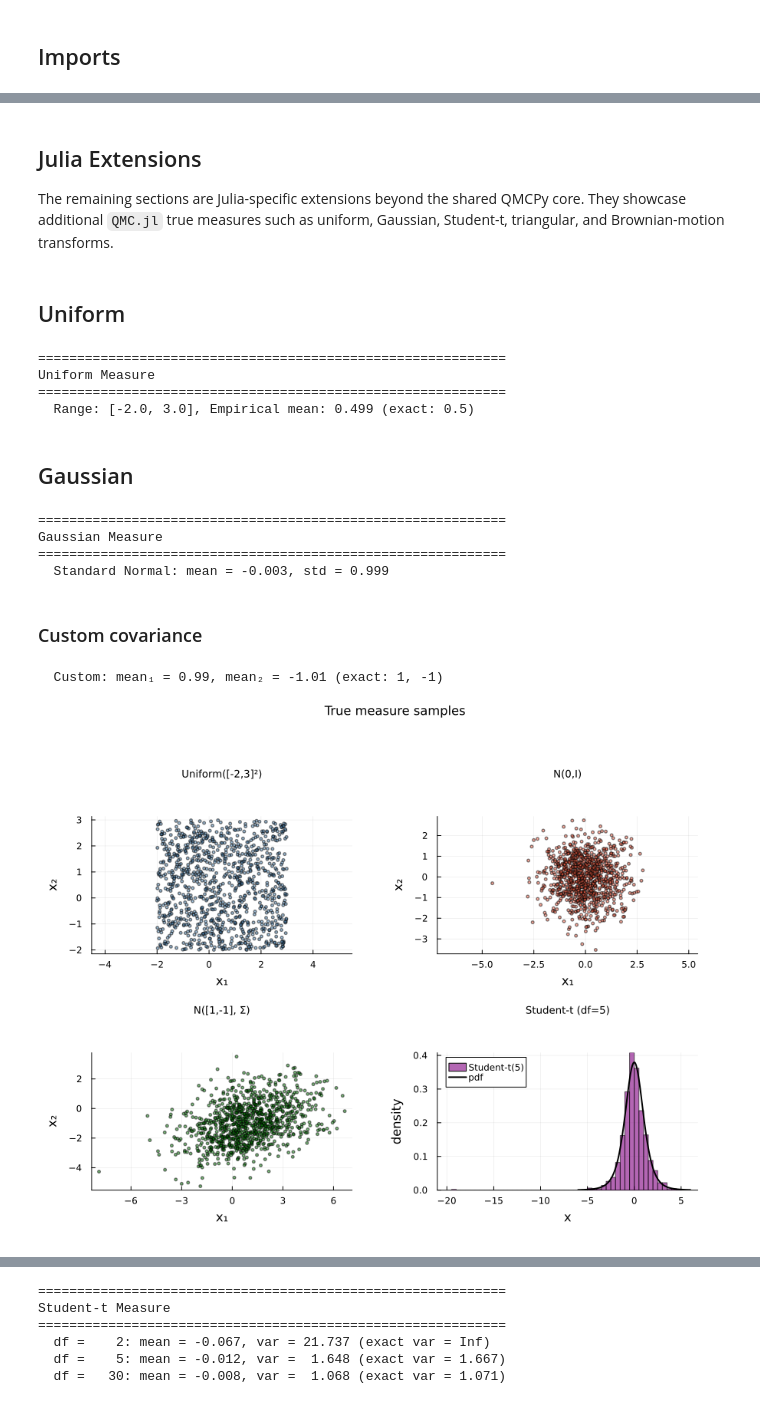
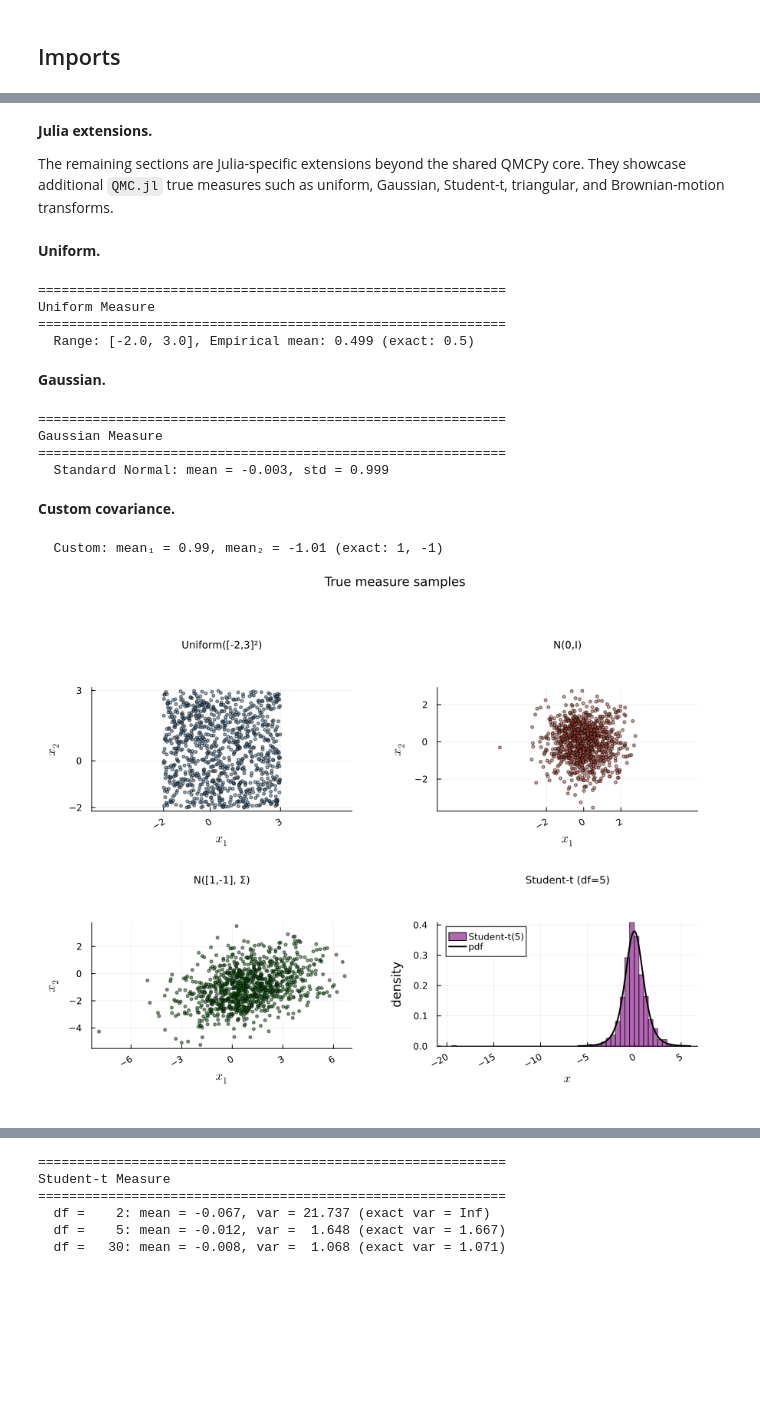
Before and after one commit to QMCSoftware/QMC.jl, a Jupyter notebook: demos/some_true_measures.ipynb, the cells around one changed output, grey strips where cells are left out. Drawn from its saved outputs; the diff is of its cells as text; code cells hidden in the pictures; blank space fills up the shorter version.

```diff
--- a/demos/some_true_measures.ipynb
+++ b/demos/some_true_measures.ipynb
@@ -173,9 +269,9 @@ end
 # %% [markdown]
-## Julia Extensions
+**Julia extensions.**
 
 The remaining sections are Julia-specific extensions beyond the shared QMCPy core. They showcase additional `QMC.jl` true measures such as uniform, Gaussian, Student-t, triangular, and Brownian-motion transforms.
 # %% [markdown]
-## Uniform
+**Uniform.**
 # %%
 println("="^60)
 println("Uniform Measure")
@@ -194,7 +290,7 @@ Uniform Measure
 ============================================================
   Range: [-2.0, 3.0], Empirical mean: 0.499 (exact: 0.5)
 # %% [markdown]
-## Gaussian
+**Gaussian.**
 # %%
 println("="^60)
 println("Gaussian Measure")
@@ -211,7 +307,7 @@ Gaussian Measure
 ============================================================
   Standard Normal: mean = -0.003, std = 0.999
 # %% [markdown]
-### Custom covariance
+**Custom covariance.**
 # %%
 Σ = [4.0 1.0; 1.0 2.0]
 tm2 = QMC.Gaussian(dd; mean=[1.0, -1.0], covariance=Σ)
@@ -232,38 +328,40 @@ if HAVE_PLOTS
     xu = transform(tm_u, gen_samples(dd_plt, n_plot))
     p1 = scatter(xu[:, 1], xu[:, 2];
         markersize=2, alpha=0.5, color=:steelblue, label=nothing,
-        xlabel="x₁", ylabel="x₂", title="Uniform([-2,3]²)", aspect_ratio=:equal)
+        xlabel="\$x_1\$", ylabel="\$x_2\$", title="Uniform([-2,3]²)",
+        aspect_ratio=:equal, xticks=[-2, 0, 3], yticks=[-2, 0, 3], xrotation=30)
 
     # Standard Gaussian
     tm_g = QMC.Gaussian(dd_plt; mean=0.0, covariance=1.0)
     xg = transform(tm_g, gen_samples(IIDStdUniform(2; seed=7), n_plot))
     p2 = scatter(xg[:, 1], xg[:, 2];
         markersize=2, alpha=0.5, color=:tomato, label=nothing,
-        xlabel="x₁", ylabel="x₂", title="N(0,I)", aspect_ratio=:equal)
+        xlabel="\$x_1\$", ylabel="\$x_2\$", title="N(0,I)",
+        aspect_ratio=:equal, xticks=[-2, 0, 2], yticks=[-2, 0, 2], xrotation=30)
 
     # Custom Gaussian
     Σ_plt = [4.0 1.0; 1.0 2.0]
     tm_gc = QMC.Gaussian(IIDStdUniform(2; seed=7); mean=[1.0, -1.0], covariance=Σ_plt)
     xgc = transform(tm_gc, gen_samples(IIDStdUniform(2; seed=7), n_plot))
     p3 = scatter(xgc[:, 1], xgc[:, 2];
         markersize=2, alpha=0.5, color=:green, label=nothing,
-        xlabel="x₁", ylabel="x₂", title="N([1,-1], Σ)")
+        xlabel="\$x_1\$", ylabel="\$x_2\$", title="N([1,-1], Σ)", xrotation=30)
 
     # Student-t (1D histogram each dim)
     using Distributions: TDist, pdf
     dd1 = IIDStdUniform(1; seed=7)
     tm_t = QMC.StudentT(dd1; df=5.0)
     xt_plt = transform(tm_t, gen_samples(dd1, n_plot))
     x_grid = LinRange(-6, 6, 200)
     p4 = histogram(xt_plt[:, 1]; bins=50, normalize=:pdf,
         alpha=0.6, color=:purple, label="Student-t(5)",
-        xlabel="x", ylabel="density", title="Student-t (df=5)")
+        xlabel="\$x\$", ylabel="density", title="Student-t (df=5)", xrotation=30)
     plot!(x_grid, pdf.(TDist(5), collect(x_grid)); color=:black, lw=2, label="pdf")
 
     display(plot(p1, p2, p3, p4; layout=(2,2), size=(900, 700),
         plot_titlevspan=0.12, plot_title="True measure samples",
-        top_margin=10Plots.mm, bottom_margin=5Plots.mm))
+        top_margin=10Plots.mm, bottom_margin=8Plots.mm))
 end
 # %% [output]
-[figure, old version]
+[figure, new version]
 # %% [markdown]
```
Also changed, not shown: parts of 25 cells of this notebook, 56 other files.
